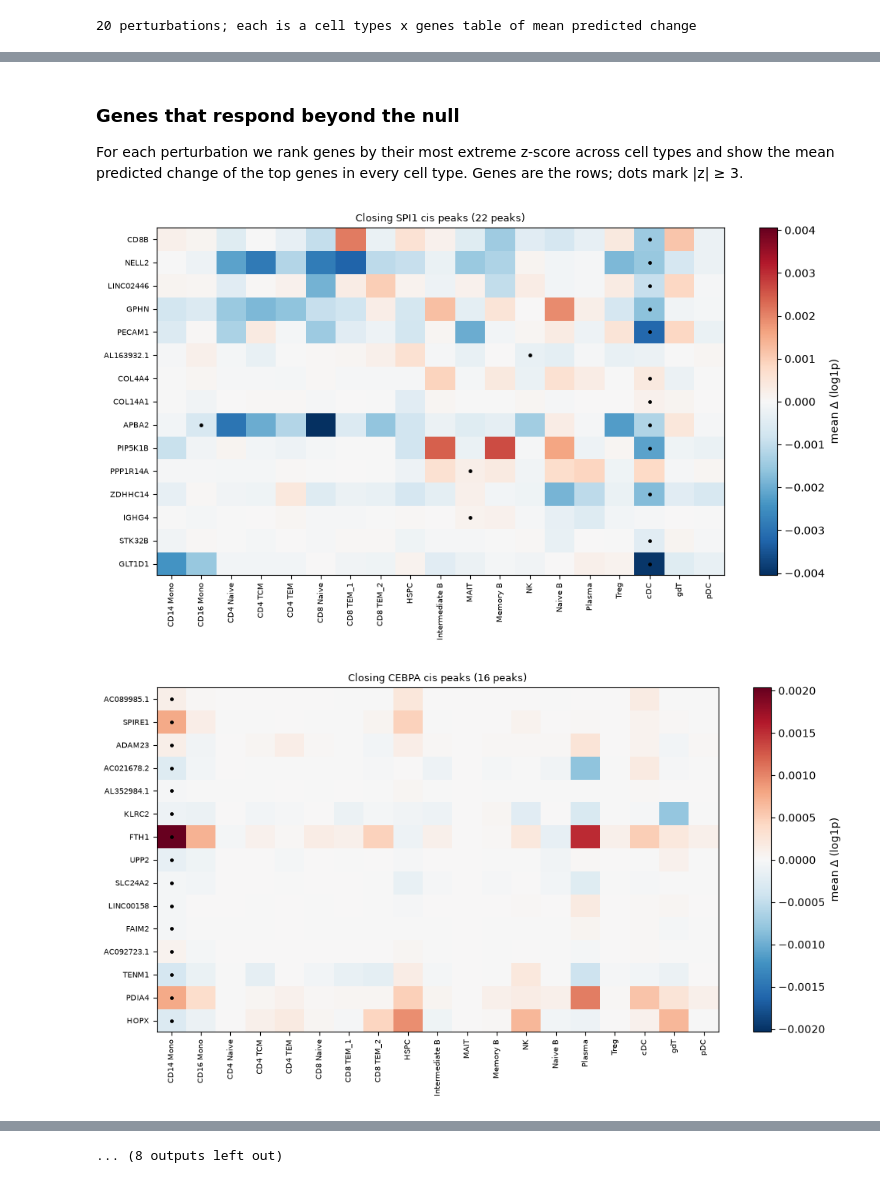
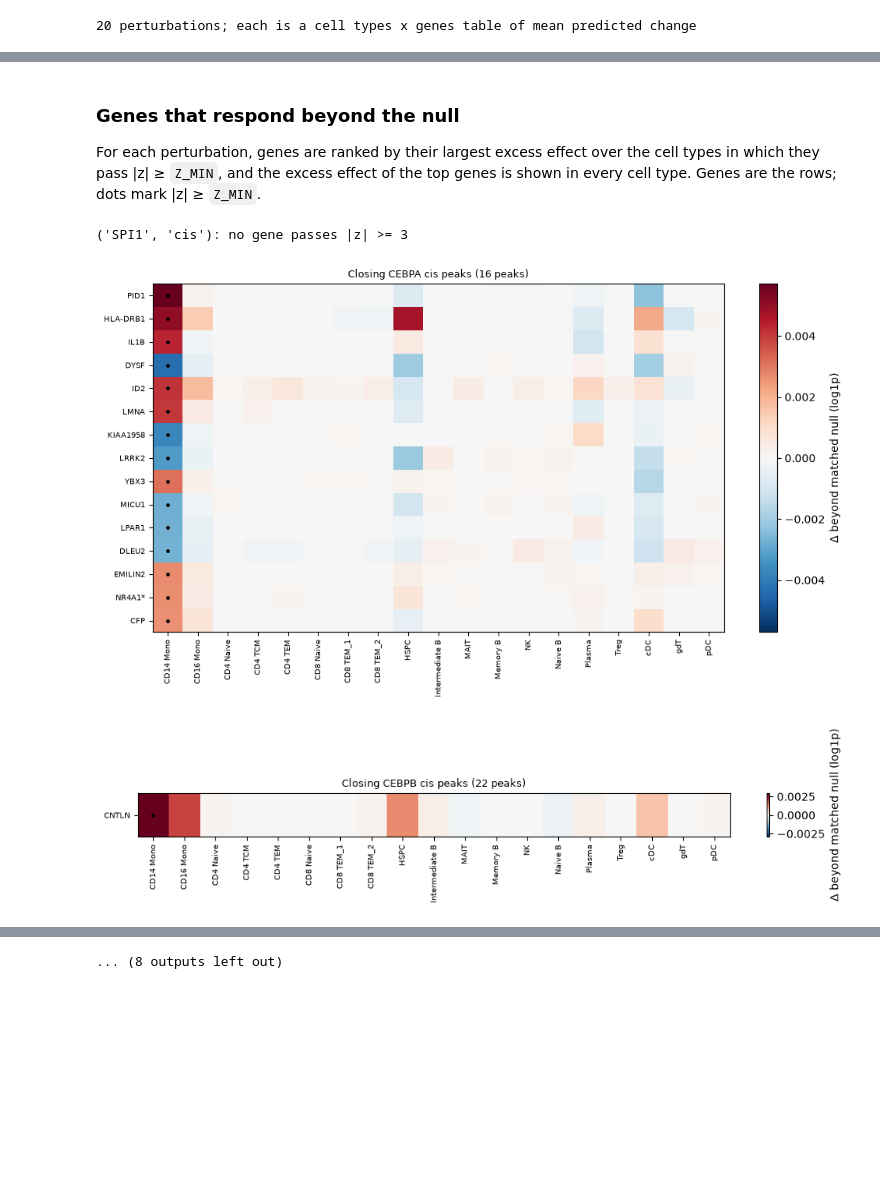
Before and after one commit to Ashford-A/UniVI, a Jupyter notebook: docs/tutorials/experimental/tf_perturbation_multiome.ipynb, the cells around one changed output, grey strips where cells are left out. Cells and saved outputs as stored; diff of their text form; code cells hidden in the pictures; blank space fills up the shorter version.

```diff
--- a/docs/tutorials/experimental/tf_perturbation_multiome.ipynb
+++ b/docs/tutorials/experimental/tf_perturbation_multiome.ipynb
@@ -625,12 +714,15 @@ expected direction.
 # %%
+self_excess = pd.DataFrame({f"{tf} ({kind})": excess[(tf, kind)][tf] for (tf, kind) in peak_sets}).T
 self_z = pd.DataFrame({f"{tf} ({kind})": zscores[(tf, kind)][tf] for (tf, kind) in peak_sets}).T
-fig, ax = plt.subplots(figsize=(0.45 * len(cell_types) + 2, 0.35 * len(self_z) + 1.5))
-lim = np.nanmax(np.abs(self_z.to_numpy())) or 1.0
-im = ax.imshow(self_z.to_numpy(), cmap="RdBu_r", vmin=-lim, vmax=lim, aspect="auto")
+fig, ax = plt.subplots(figsize=(0.45 * len(cell_types) + 2, 0.35 * len(self_excess) + 1.5))
+lim = np.nanmax(np.abs(self_excess.to_numpy())) or 1.0
+im = ax.imshow(self_excess.to_numpy(), cmap="RdBu_r", vmin=-lim, vmax=lim, aspect="auto")
+yy, xx = np.nonzero(np.abs(self_z.to_numpy()) >= Z_MIN)
+ax.scatter(xx, yy, s=8, c="k")
 ax.set_xticks(range(len(cell_types)), cell_types, rotation=90, fontsize=7)
-ax.set_yticks(range(len(self_z)), self_z.index, fontsize=8)
-plt.colorbar(im, ax=ax, label="z vs matched random peaks")
-ax.set_title("Change in the regulator's own predicted expression")
+ax.set_yticks(range(len(self_excess)), self_excess.index, fontsize=8)
+plt.colorbar(im, ax=ax, label="Δ beyond matched null (log1p)")
+ax.set_title(f"Change in the regulator's own predicted expression (dots: |z| ≥ {Z_MIN:g})")
 plt.tight_layout()
 plt.show()
 # %% [output]
@@ -638,33 +730,44 @@ plt.show()
 # %% [markdown]
 ### Genes that respond beyond the null
 
-For each perturbation we rank genes by their most extreme z-score across cell types and show the mean
-predicted change of the top genes in every cell type. Genes are the rows; dots mark |z| ≥ 3.
+For each perturbation, genes are ranked by their largest excess effect over the cell types in which
+they pass |z| ≥ `Z_MIN`, and the excess effect of the top genes is shown in every cell type. Genes are
+the rows; dots mark |z| ≥ `Z_MIN`.
 # %%
-def top_genes(key, n=15):
-    z = zscores[key]
-    score = z.abs().max(axis=0).sort_values(ascending=False)
+def top_genes(key, n=15, cell_type=None):
+    """Genes with the largest excess effect among cell types where |z| >= Z_MIN."""
+    e, z = excess[key].abs(), zscores[key].abs()
+    if cell_type is not None:
+        e, z = e.loc[[cell_type]], z.loc[[cell_type]]
+    score = e.where(z >= Z_MIN).max(axis=0).dropna().sort_values(ascending=False)
     return score.index[:n]
+
+
+ieg = set(IEG_GENES) & set(test_rna.var_names)
 
 
 def plot_response(key, n=15):
     g = top_genes(key, n)
-    eff, z = effects[key][g].T, zscores[key][g].T
+    if len(g) == 0:
+        print(f"{key}: no gene passes |z| >= {Z_MIN:g}")
+        return
+    eff, z = excess[key][g].T, zscores[key][g].T
     fig, ax = plt.subplots(figsize=(0.4 * len(cell_types) + 2.5, 0.28 * len(g) + 1.6))
     lim = np.abs(eff.to_numpy()).max() or 1.0
     im = ax.imshow(eff.to_numpy(), cmap="RdBu_r", vmin=-lim, vmax=lim, aspect="auto")
-    yy, xx = np.nonzero(np.abs(z.to_numpy()) >= 3)
+    yy, xx = np.nonzero(np.abs(z.to_numpy()) >= Z_MIN)
     ax.scatter(xx, yy, s=6, c="k")
     ax.set_xticks(range(len(cell_types)), cell_types, rotation=90, fontsize=7)
-    ax.set_yticks(range(len(g)), g, fontsize=7)
-    plt.colorbar(im, ax=ax, label="mean Δ (log1p)")
+    ax.set_yticks(range(len(g)), [f"{x}*" if x in ieg else x for x in g], fontsize=7)
+    plt.colorbar(im, ax=ax, label="Δ beyond matched null (log1p)")
     ax.set_title(f"Closing {key[0]} {key[1]} peaks ({len(peak_sets[key])} peaks)", fontsize=9)
     plt.tight_layout()
     plt.show()
 
 
 for key in peak_sets:
     plot_response(key)
 # %% [output]
+('SPI1', 'cis'): no gene passes |z| >= 3
-[figure, old version]
+[figure, new version]
-[figure, old version]
+[figure, new version]
@@ -681,4 +783,4 @@ for key in peak_sets:
-... (8 outputs left out)
+... (8 outputs left out)
 # %% [markdown]
 ### Effect size against evidence
 
```
Also changed, not shown: parts of 50 cells of this notebook, 35 other files.
